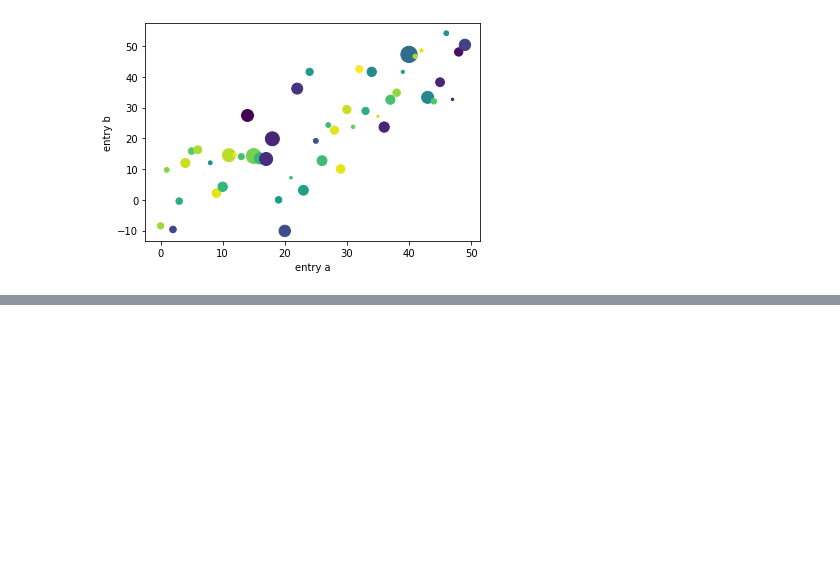
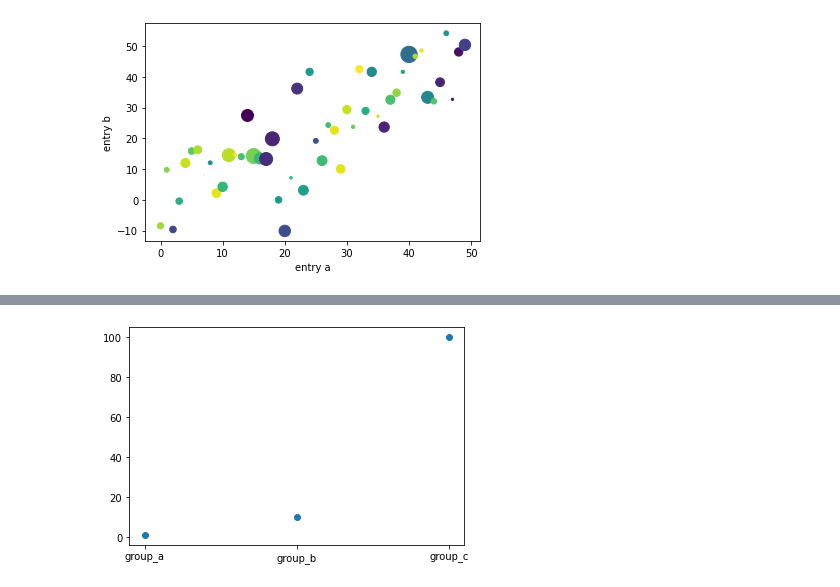
Before and after one commit to AxelChristian/matplotlib, a Jupyter notebook: 02_Pengenalan_pyplot.ipynb, the cells around one changed output, grey strips where cells are left out. Saved outputs shown, nothing was run; the diff lists cells and outputs as text; code cells hidden in the pictures; blank space fills up the shorter version.

```diff
--- a/02_Pengenalan_pyplot.ipynb
+++ b/02_Pengenalan_pyplot.ipynb
@@ -102,0 +113,5 @@ plt.show()
+# %%
+plt.scatter(names,values)
+plt.show()
+# %% [output]
+[figure, added]
```
Also changed, not shown: parts of 4 cells of this notebook.
